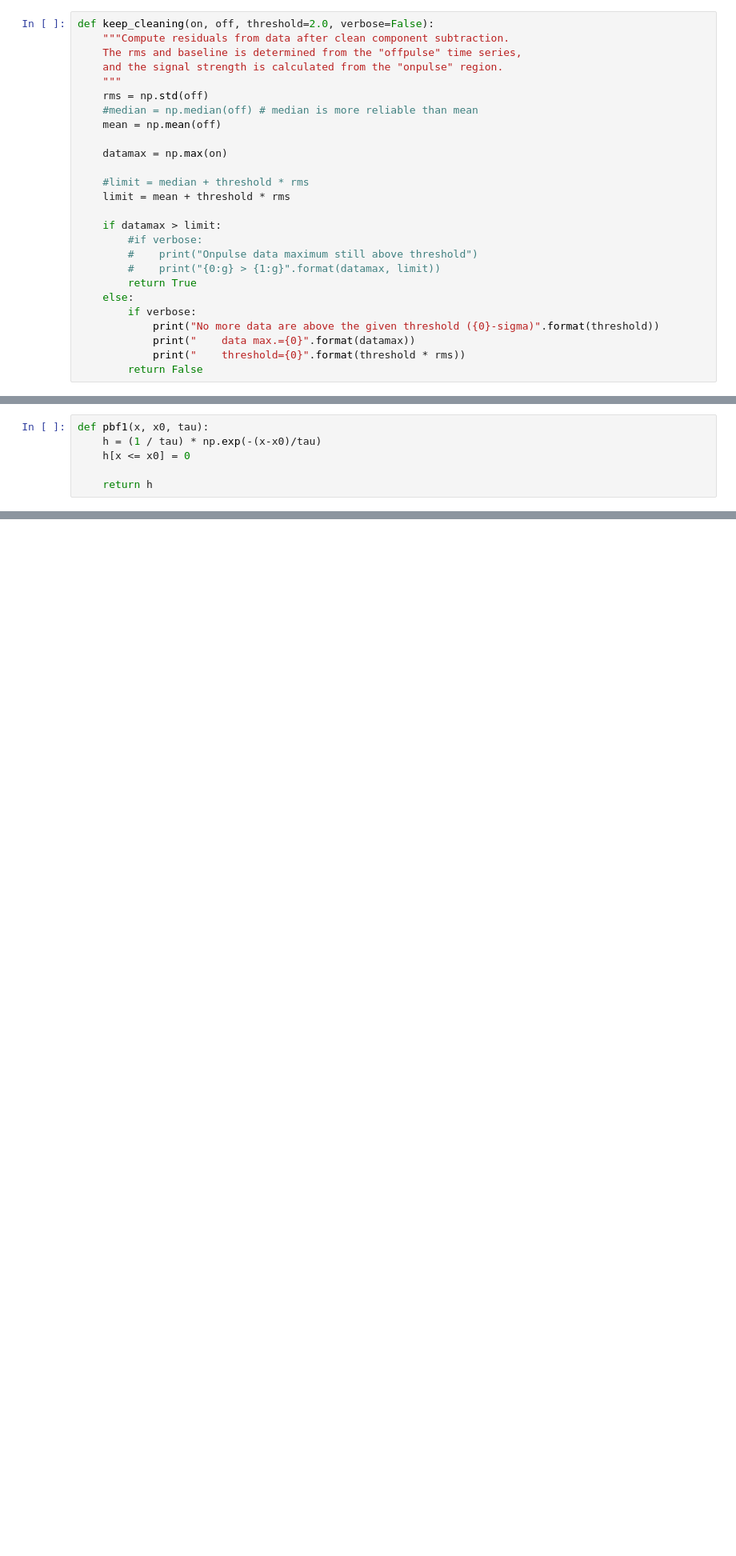
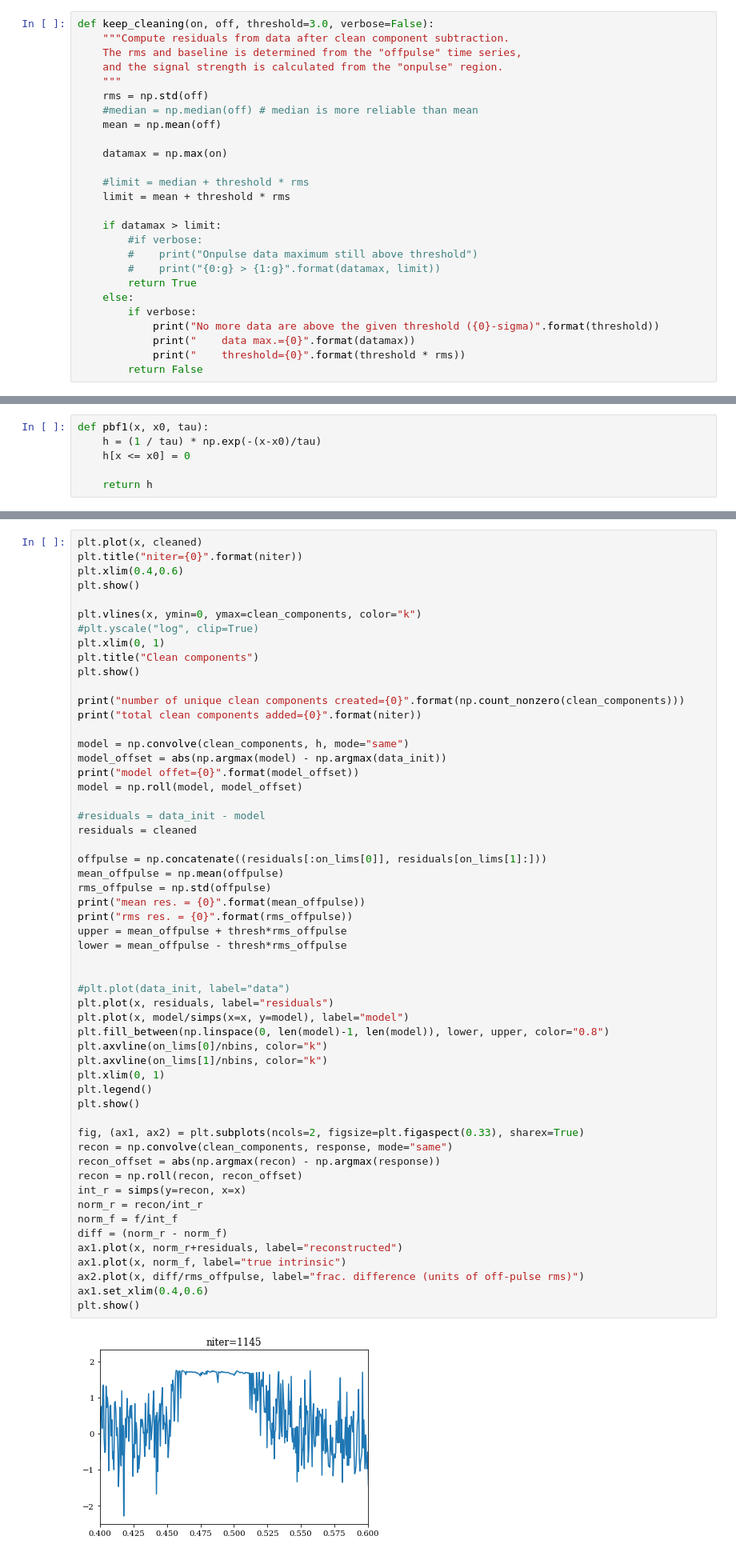
Before and after one commit to bwmeyers/tauclean, a Jupyter notebook: tauclean.ipynb, the cells around one changed output, grey strips where cells are left out. Shown: that part at 80% size. Drawn from its saved outputs; the diff is of its cells as text; blank space fills up the shorter version.

```diff
--- a/tauclean.ipynb
+++ b/tauclean.ipynb
@@ -5,6 +6,6 @@ import matplotlib.pyplot as plt
 %matplotlib inline
 # %%
-def keep_cleaning(on, off, threshold=2.0, verbose=False):
+def keep_cleaning(on, off, threshold=3.0, verbose=False):
     """Compute residuals from data after clean component subtraction.
     The rms and baseline is determined from the "offpulse" time series,
     and the signal strength is calculated from the "onpulse" region.
@@ -236,0 +185,57 @@ rms res. = 0.00985101895566
+# %%
+plt.plot(x, cleaned)
+plt.title("niter={0}".format(niter))
+plt.xlim(0.4,0.6)
+plt.show()
+
+plt.vlines(x, ymin=0, ymax=clean_components, color="k")
+#plt.yscale("log", clip=True)
+plt.xlim(0, 1)
+plt.title("Clean components")
+plt.show()
+
+print("number of unique clean components created={0}".format(np.count_nonzero(clean_components)))
+print("total clean components added={0}".format(niter))
+
+model = np.convolve(clean_components, h, mode="same")
+model_offset = abs(np.argmax(model) - np.argmax(data_init))
+print("model offet={0}".format(model_offset))
+model = np.roll(model, model_offset)
+
+#residuals = data_init - model
+residuals = cleaned
+
+offpulse = np.concatenate((residuals[:on_lims[0]], residuals[on_lims[1]:]))
+mean_offpulse = np.mean(offpulse)
+rms_offpulse = np.std(offpulse)
+print("mean res. = {0}".format(mean_offpulse))
+print("rms res. = {0}".format(rms_offpulse))
+upper = mean_offpulse + thresh*rms_offpulse
+lower = mean_offpulse - thresh*rms_offpulse
+
+
+#plt.plot(data_init, label="data")
+plt.plot(x, residuals, label="residuals")
+plt.plot(x, model/simps(x=x, y=model), label="model")
+plt.fill_between(np.linspace(0, len(model)-1, len(model)), lower, upper, color="0.8")
+plt.axvline(on_lims[0]/nbins, color="k")
+plt.axvline(on_lims[1]/nbins, color="k")
+plt.xlim(0, 1)
+plt.legend()
+plt.show()
+
+fig, (ax1, ax2) = plt.subplots(ncols=2, figsize=plt.figaspect(0.33), sharex=True)
+recon = np.convolve(clean_components, response, mode="same")
+recon_offset = abs(np.argmax(recon) - np.argmax(response))
+recon = np.roll(recon, recon_offset)
+int_r = simps(y=recon, x=x)
+norm_r = recon/int_r
+norm_f = f/int_f
+diff = (norm_r - norm_f)
+ax1.plot(x, norm_r+residuals, label="reconstructed")
+ax1.plot(x, norm_f, label="true intrinsic")
+ax2.plot(x, diff/rms_offpulse, label="frac. difference (units of off-pulse rms)")
+ax1.set_xlim(0.4,0.6)
+plt.show()
+# %% [output]
+[figure, added]
```
Also changed, not shown: parts of 4 cells of this notebook, 9 other files.
